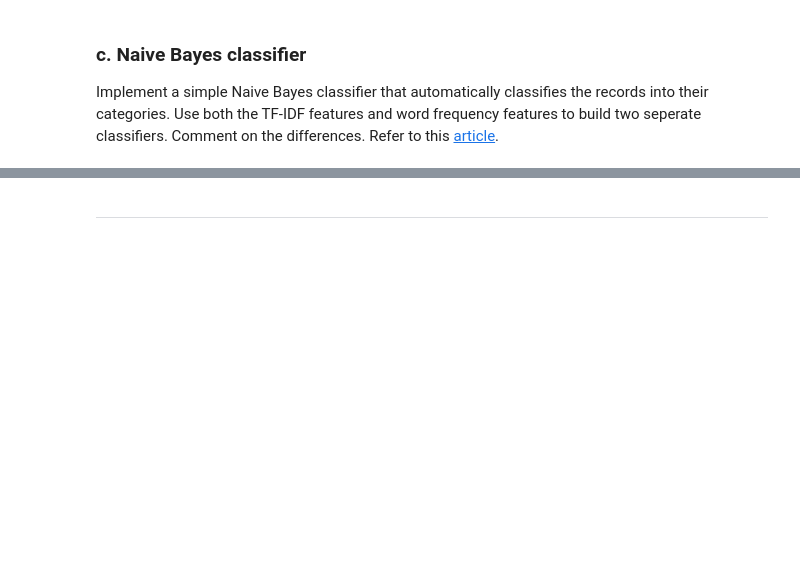
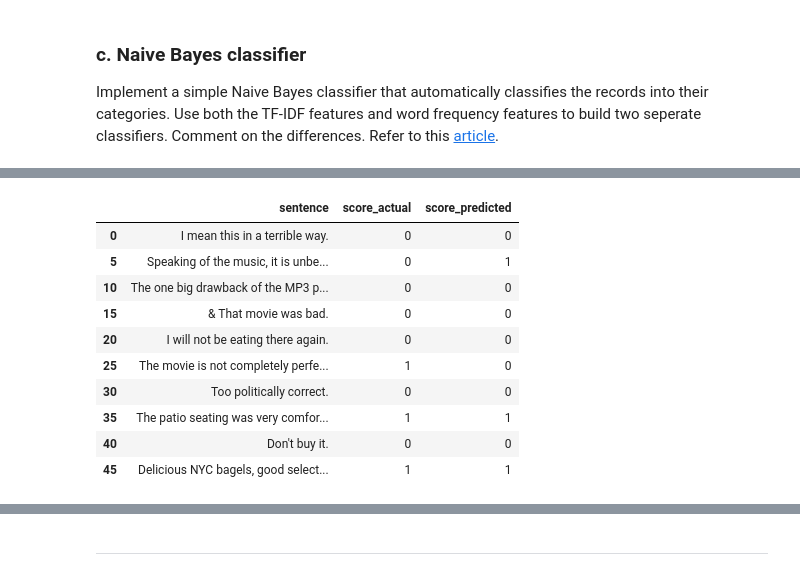
Before and after one commit to chinyakao/DM2021-Lab1-Homework, a Jupyter notebook: DM2021-Lab1-Homework.ipynb, the cells around one changed output, grey strips where cells are left out. Cells and saved outputs as stored; diff of their text form; code cells hidden in the pictures; blank space fills up the shorter version.

```diff
--- a/DM2021-Lab1-Homework.ipynb
+++ b/DM2021-Lab1-Homework.ipynb
@@ -941,0 +966,27 @@ Implement a simple Naive Bayes classifier that automatically classifies the reco
+# %%
+# Use CountVectorizer() to make document-term matrix
+count_vect = CountVectorizer()
+X_train_cv = count_vect.fit_transform(X_train)
+X_test_cv = count_vect.transform(X_test)
+
+# Prediction
+from sklearn.naive_bayes import MultinomialNB
+clf = MultinomialNB()
+clf.fit(X_train_cv, y_train)
+predictions = clf.predict(X_test_cv)
+
+# Sample query: lets's take a glance on actual and predicted score
+check_df = pd.DataFrame({'sentence':list(X_test), 'score_actual': list(y_test), 'score_predicted': list(predictions)})
+check_df.iloc[::5][0:10]
+# %% [output]
+|  | sentence | score_actual | score_predicted |
+| 0 | I mean this in a terrible way. | 0 | 0 |
+| 5 | Speaking of the music, it is unbe... | 0 | 1 |
+| 10 | The one big drawback of the MP3 p... | 0 | 0 |
+| 15 | & That movie was bad. | 0 | 0 |
+| 20 | I will not be eating there again. | 0 | 0 |
+| 25 | The movie is not completely perfe... | 1 | 0 |
+| 30 | Too politically correct. | 0 | 0 |
+| 35 | The patio seating was very comfor... | 1 | 1 |
+| 40 | Don't buy it. | 0 | 0 |
+| 45 | Delicious NYC bagels, good select... | 1 | 1 |
```
Also changed, not shown: parts of 28 cells of this notebook.
